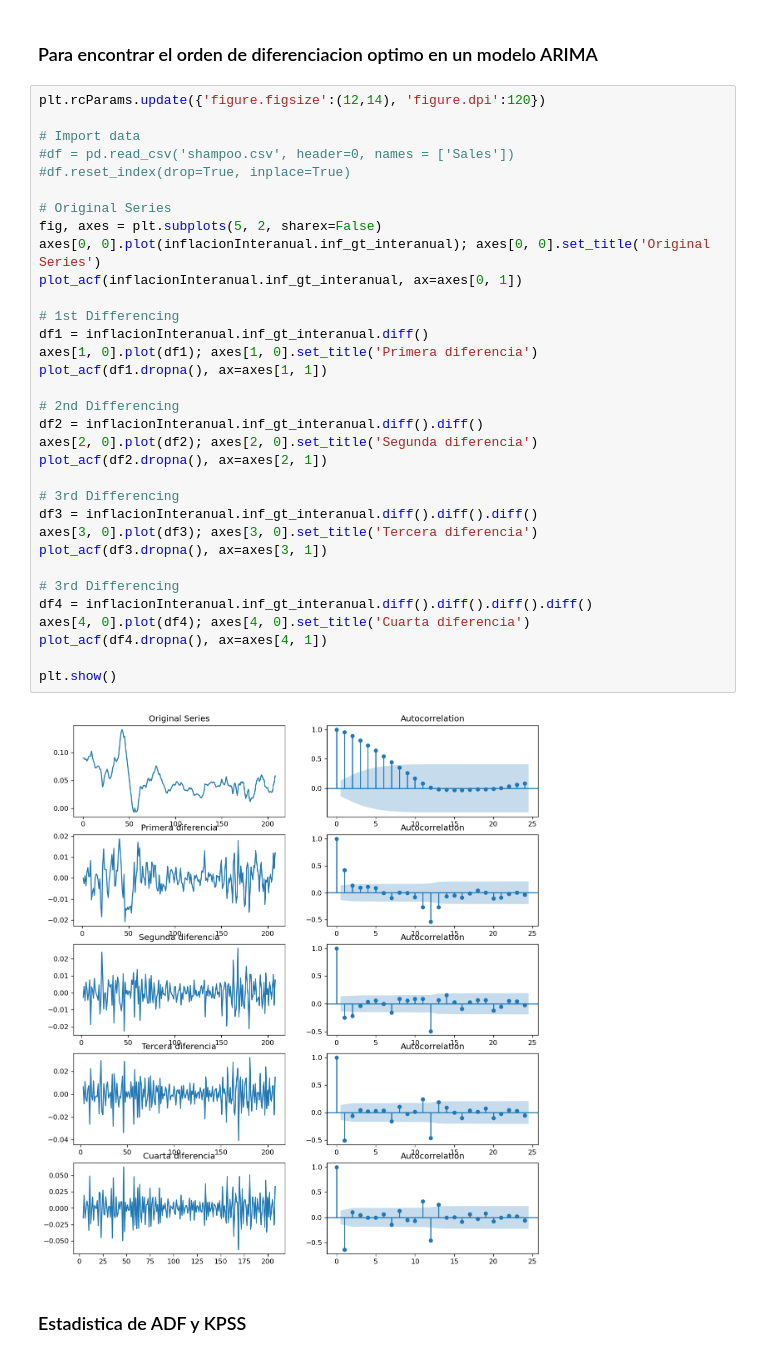
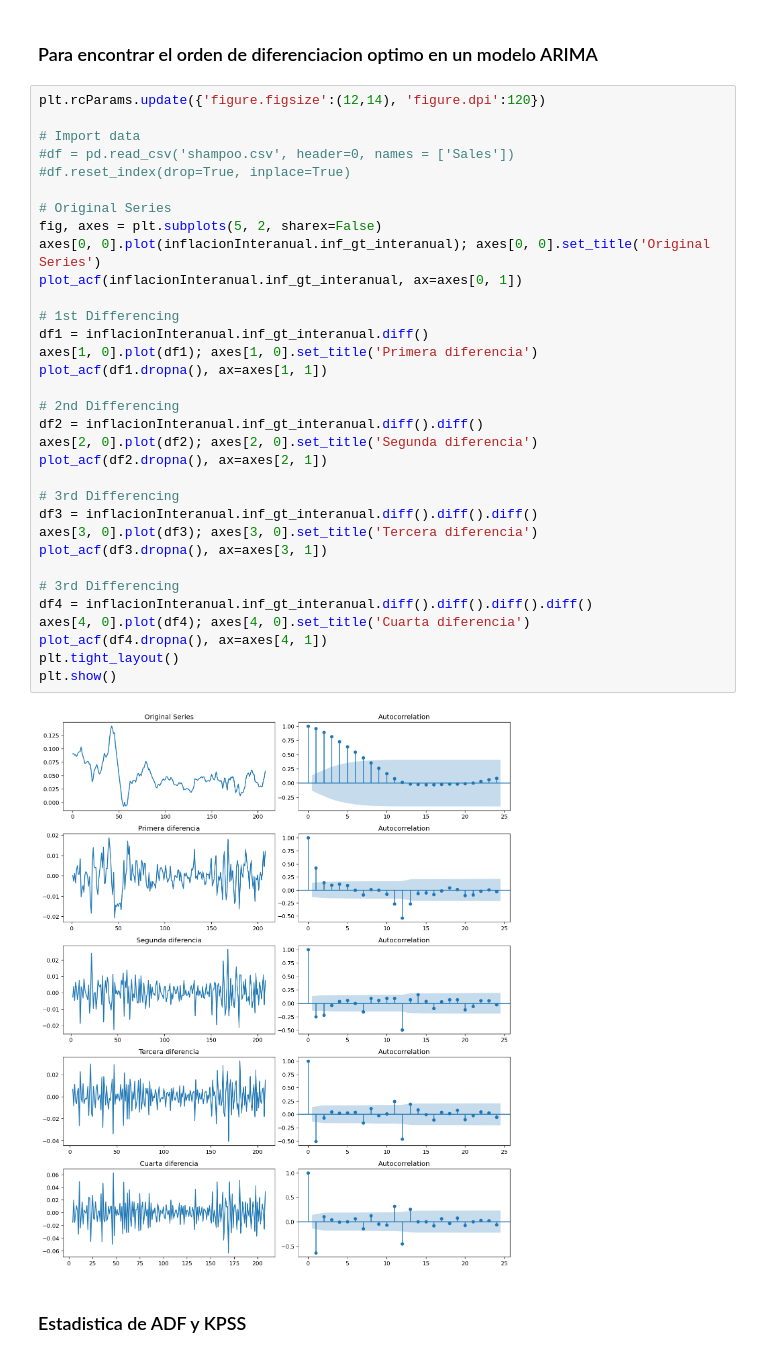
Before and after one commit to kc-alva/TesisPES2022, a Jupyter notebook: Notebook.ipynb, the cells around one changed output. Drawn from its saved outputs; the diff is of its cells as text.

```diff
--- a/Notebook.ipynb
+++ b/Notebook.ipynb
@@ -132,35 +135,35 @@ plt.rcParams.update({'figure.figsize':(12,14), 'figure.dpi':120})
 # Import data
 #df = pd.read_csv('shampoo.csv', header=0, names = ['Sales'])
 #df.reset_index(drop=True, inplace=True)
 
 # Original Series
 fig, axes = plt.subplots(5, 2, sharex=False)
 axes[0, 0].plot(inflacionInteranual.inf_gt_interanual); axes[0, 0].set_title('Original Series')
 plot_acf(inflacionInteranual.inf_gt_interanual, ax=axes[0, 1])
 
 # 1st Differencing
 df1 = inflacionInteranual.inf_gt_interanual.diff()
 axes[1, 0].plot(df1); axes[1, 0].set_title('Primera diferencia')
 plot_acf(df1.dropna(), ax=axes[1, 1])
 
 # 2nd Differencing
 df2 = inflacionInteranual.inf_gt_interanual.diff().diff()
 axes[2, 0].plot(df2); axes[2, 0].set_title('Segunda diferencia')
 plot_acf(df2.dropna(), ax=axes[2, 1])
 
 # 3rd Differencing
 df3 = inflacionInteranual.inf_gt_interanual.diff().diff().diff()
 axes[3, 0].plot(df3); axes[3, 0].set_title('Tercera diferencia')
 plot_acf(df3.dropna(), ax=axes[3, 1])
 
 # 3rd Differencing
 df4 = inflacionInteranual.inf_gt_interanual.diff().diff().diff().diff()
 axes[4, 0].plot(df4); axes[4, 0].set_title('Cuarta diferencia')
 plot_acf(df4.dropna(), ax=axes[4, 1])
-
+plt.tight_layout()
 plt.show()
 # %% [output]
-[figure, old version]
+[figure, new version]
 # %% [markdown]
 ### Estadistica de ADF y KPSS
 # %%
```
Also changed, not shown: parts of 20 cells of this notebook.
